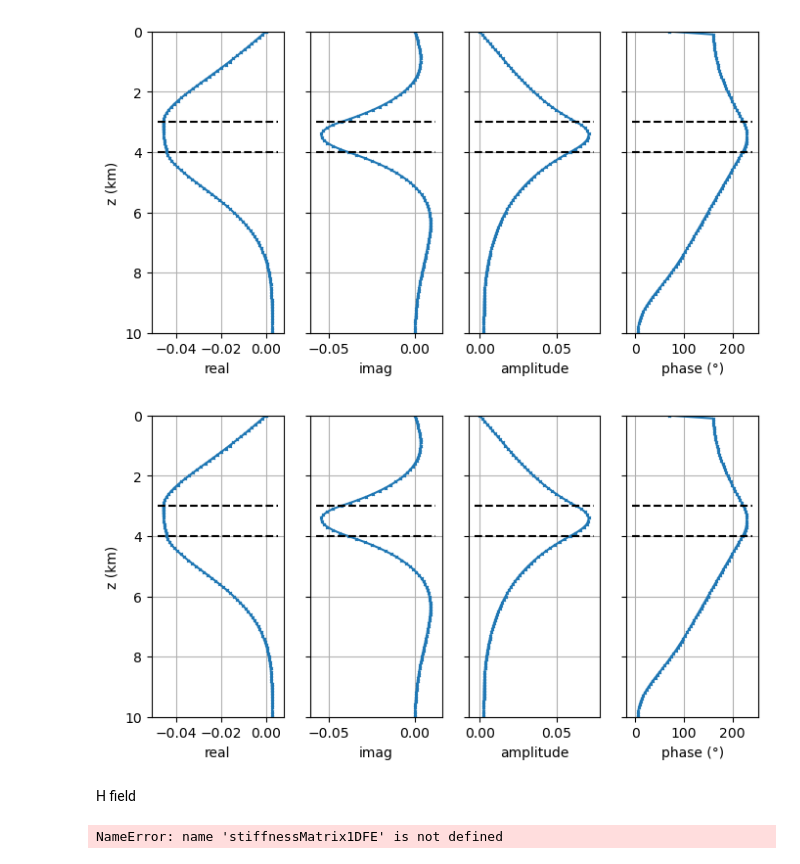
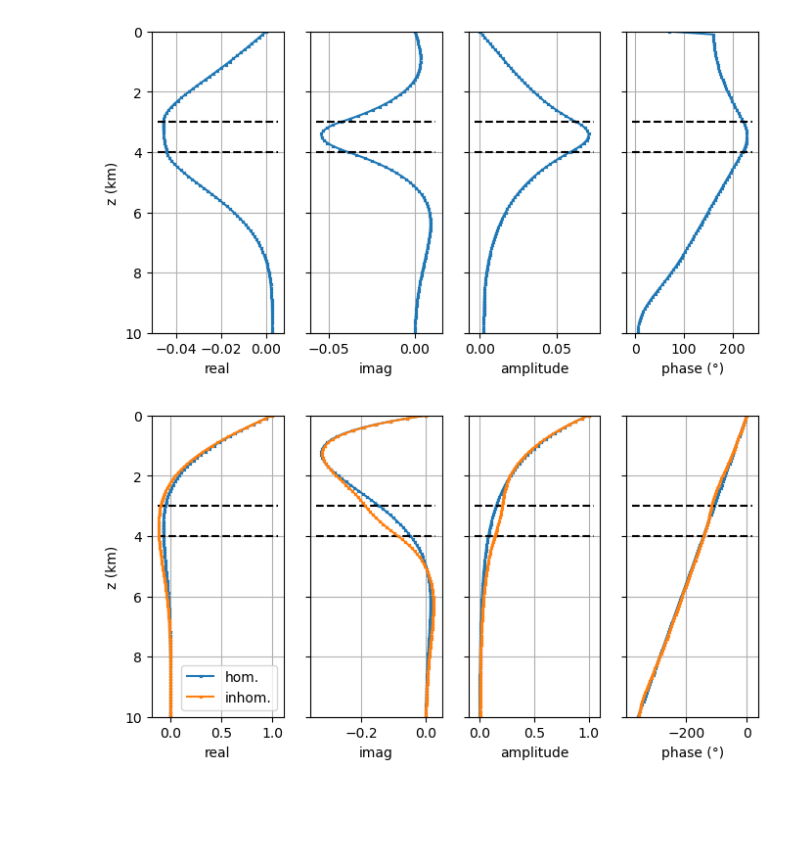
Before and after one commit to halbmy/NumericalGeophysics, a Jupyter notebook: notebooks/helmholtzFE1dpgC4.ipynb, the cells around one changed output. Drawn from its saved outputs; the diff is of its cells as text; code cells hidden in the pictures; blank space fills up the shorter version.

```diff
--- a/notebooks/helmholtzFE1dpgC4.ipynb
+++ b/notebooks/helmholtzFE1dpgC4.ipynb
@@ -167,19 +168,9 @@ uS = ps.linSolve(C, rhs)
 showResult(z, uS, zl=[zlmin, zlmax], label="secondary field");
 # %% [output]
 [figure]
-# %%
-showResult(z, uS+uAna, uAna, label="inhomogeneous", zl=[zlmin, zlmax]);
-# %% [output]
-[figure, removed]
-# %% [markdown]
-H field
-# %%
-A, b = stiffnessMatrix1DFE(x=z, a=1/sigma, uR=1)
-M = massMatrix1DFE(x=z, a=mu)
-D = np.vstack([np.hstack([A, -w*M]), np.hstack([w*M, A])])
-d = np.hstack([b, b*0])
-uri = np.linalg.solve(D, d)
-u = uri[:len(z)] + uri[len(z):] * 1j
-ax = showResult(z, u, uAna, zl=[zlmin, zlmax], amphi=True)
-# %% [output]
-NameError: name 'stiffnessMatrix1DFE' is not defined
+# %%
+ax = showResult(z, uAna, label="hom.", zl=[zlmin, zlmax]);
+showResult(z, uAna+uS, label="inhom.", ax=ax)
+ax[0].legend();
+# %% [output]
+[figure, added]
```
Also changed, not shown: parts of 1 cell of this notebook.
